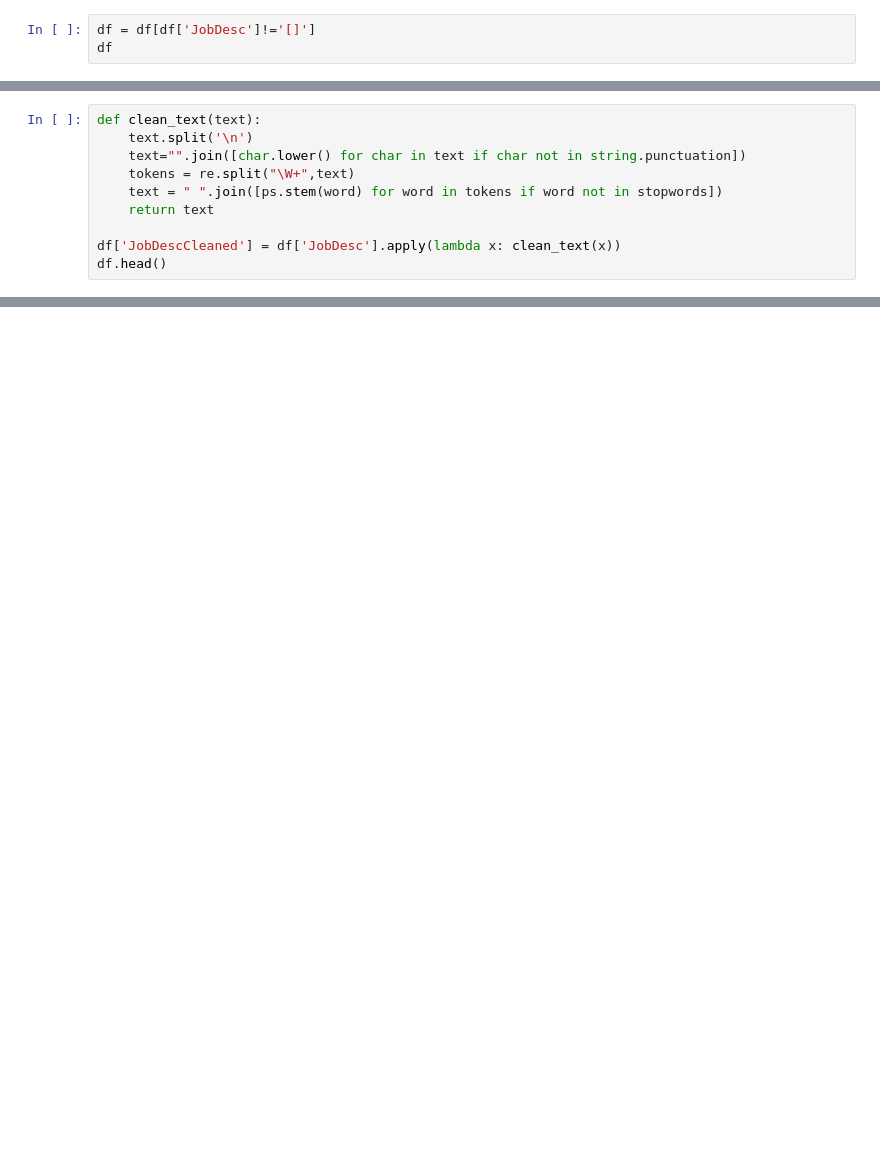
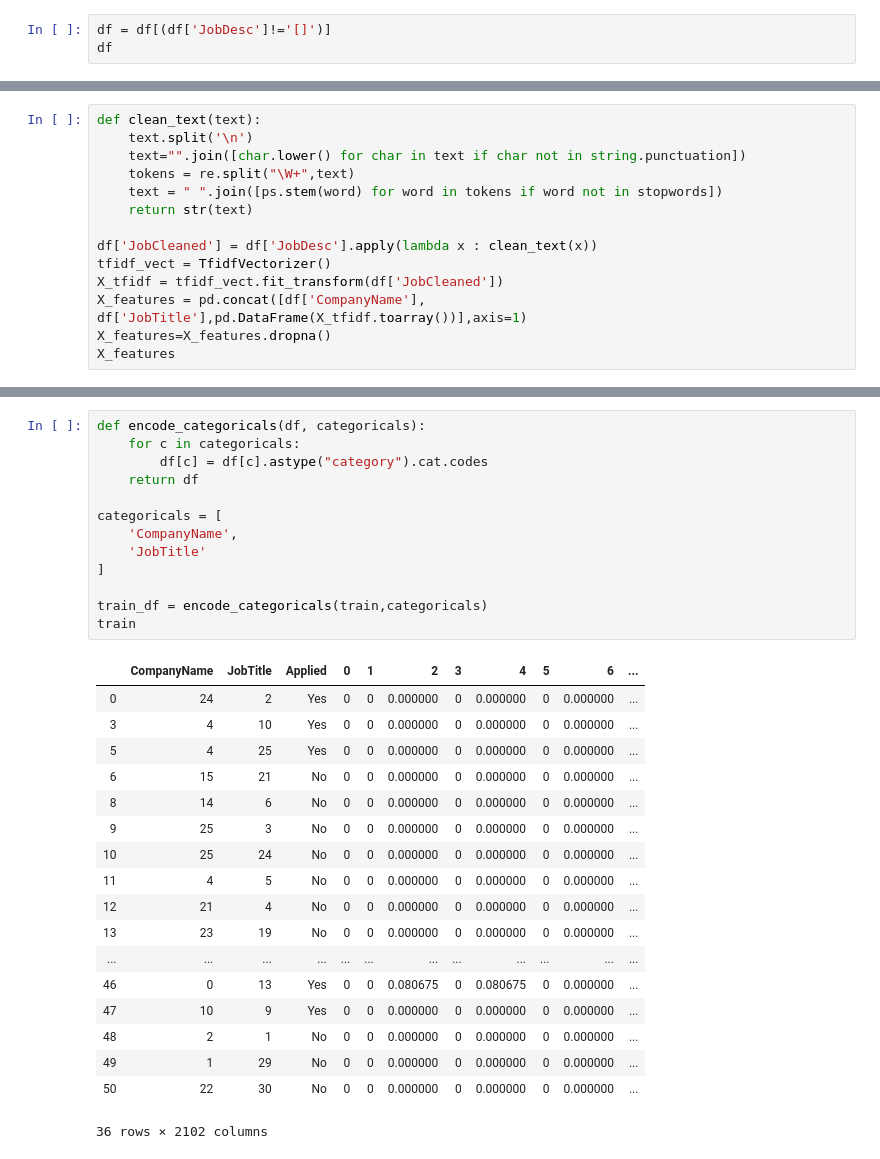
Before and after one commit to BinaryPogs/JobScrape-Predictor, a Jupyter notebook: DataAnalysis.ipynb, the cells around one changed output, grey strips where cells are left out. Saved outputs shown, nothing was run; the diff lists cells and outputs as text; blank space fills up the shorter version.

```diff
--- a/DataAnalysis.ipynb
+++ b/DataAnalysis.ipynb
@@ -22,3 +17,3 @@ df.head()
 # %%
-df = df[df['JobDesc']!='[]']
+df = df[(df['JobDesc']!='[]')]
 df
@@ -46,7 +23,11 @@ def clean_text(text):
     text="".join([char.lower() for char in text if char not in string.punctuation])
     tokens = re.split("\W+",text)
     text = " ".join([ps.stem(word) for word in tokens if word not in stopwords])
-    return text
+    return str(text)
 
-df['JobDescCleaned'] = df['JobDesc'].apply(lambda x: clean_text(x))
-df.head()
+df['JobCleaned'] = df['JobDesc'].apply(lambda x : clean_text(x))
+tfidf_vect = TfidfVectorizer()
+X_tfidf = tfidf_vect.fit_transform(df['JobCleaned'])
+X_features = pd.concat([df['CompanyName'], df['JobTitle'],pd.DataFrame(X_tfidf.toarray())],axis=1)
+X_features=X_features.dropna()
+X_features
@@ -90,0 +72,32 @@ df
+# %%
+def encode_categoricals(df, categoricals):
+    for c in categoricals:
+        df[c] = df[c].astype("category").cat.codes
+    return df
+
+categoricals = [
+    'CompanyName',
+    'JobTitle'
+]
+
+train_df = encode_categoricals(train,categoricals)
+train
+# %% [output]
+|  | CompanyName | JobTitle | Applied | 0 | 1 | 2 | 3 | 4 | 5 | 6 | ... |
+| 0 | 24 | 2 | Yes | 0 | 0 | 0.000000 | 0 | 0.000000 | 0 | 0.000000 | ... |
+| 3 | 4 | 10 | Yes | 0 | 0 | 0.000000 | 0 | 0.000000 | 0 | 0.000000 | ... |
+| 5 | 4 | 25 | Yes | 0 | 0 | 0.000000 | 0 | 0.000000 | 0 | 0.000000 | ... |
+| 6 | 15 | 21 | No | 0 | 0 | 0.000000 | 0 | 0.000000 | 0 | 0.000000 | ... |
+| 8 | 14 | 6 | No | 0 | 0 | 0.000000 | 0 | 0.000000 | 0 | 0.000000 | ... |
+| 9 | 25 | 3 | No | 0 | 0 | 0.000000 | 0 | 0.000000 | 0 | 0.000000 | ... |
+| 10 | 25 | 24 | No | 0 | 0 | 0.000000 | 0 | 0.000000 | 0 | 0.000000 | ... |
+| 11 | 4 | 5 | No | 0 | 0 | 0.000000 | 0 | 0.000000 | 0 | 0.000000 | ... |
+| 12 | 21 | 4 | No | 0 | 0 | 0.000000 | 0 | 0.000000 | 0 | 0.000000 | ... |
+| 13 | 23 | 19 | No | 0 | 0 | 0.000000 | 0 | 0.000000 | 0 | 0.000000 | ... |
+| ... | ... | ... | ... | ... | ... | ... | ... | ... | ... | ... | ... |
+| 46 | 0 | 13 | Yes | 0 | 0 | 0.080675 | 0 | 0.080675 | 0 | 0.000000 | ... |
+| 47 | 10 | 9 | Yes | 0 | 0 | 0.000000 | 0 | 0.000000 | 0 | 0.000000 | ... |
+| 48 | 2 | 1 | No | 0 | 0 | 0.000000 | 0 | 0.000000 | 0 | 0.000000 | ... |
+| 49 | 1 | 29 | No | 0 | 0 | 0.000000 | 0 | 0.000000 | 0 | 0.000000 | ... |
+| 50 | 22 | 30 | No | 0 | 0 | 0.000000 | 0 | 0.000000 | 0 | 0.000000 | ... |
+36 rows × 2102 columns
```
Also changed, not shown: parts of 14 cells of this notebook, 11 other files.
